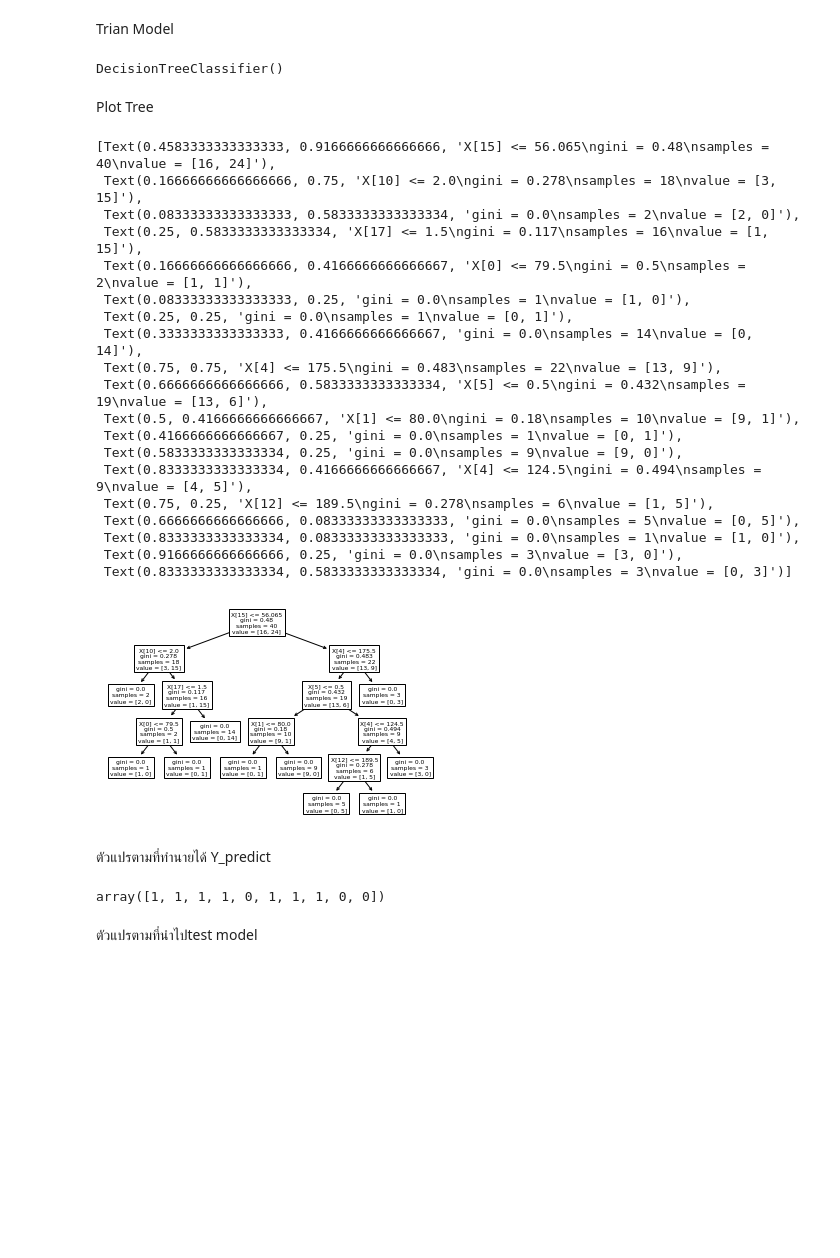
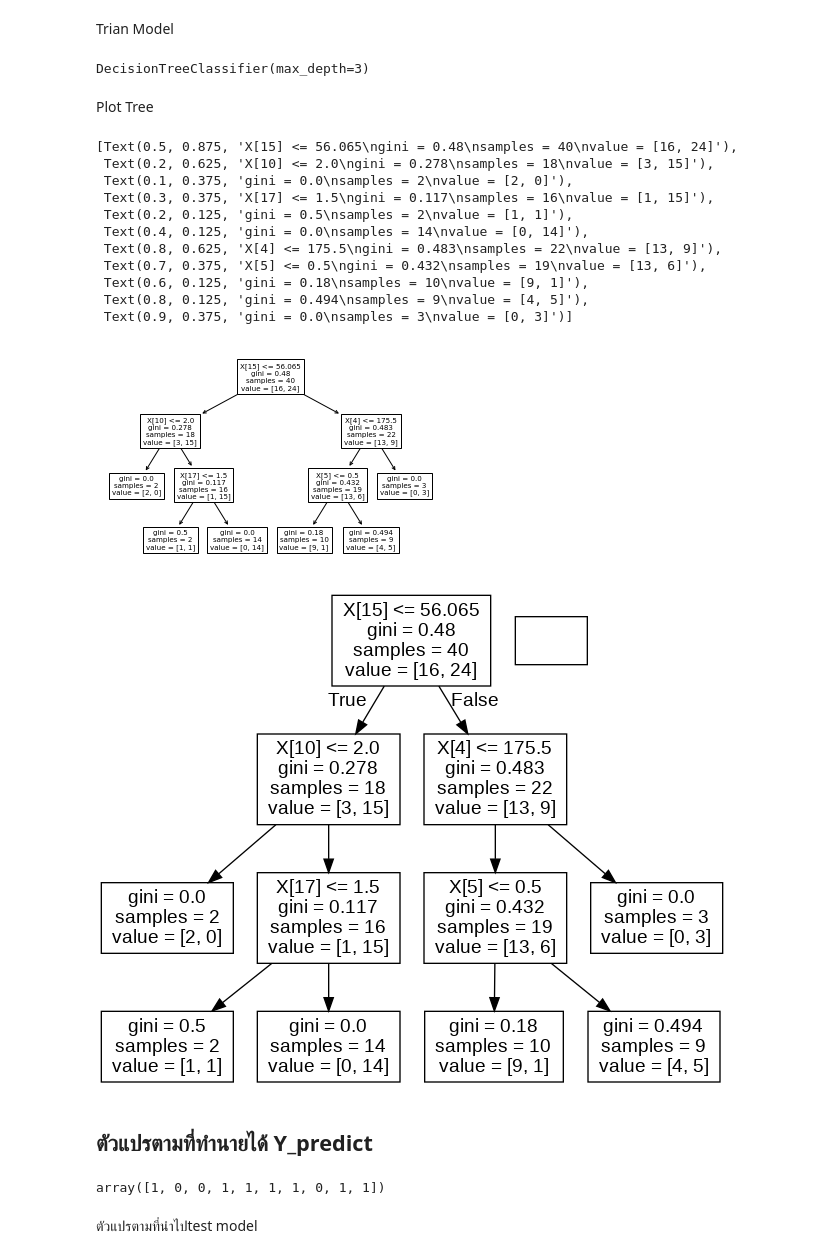
Before and after one commit to Anusarakh/DPDM2021, a Jupyter notebook: case_study_CKD.ipynb, the cells around one changed output. Drawn from its saved outputs; the diff is of its cells as text; code cells hidden in the pictures; blank space fills up the shorter version.

```diff
--- a/case_study_CKD.ipynb
+++ b/case_study_CKD.ipynb
@@ -47,3 +50,5 @@ CKD_mytree = DecisionTreeClassifier()
+# %%
+CKD_mytree2 = DecisionTreeClassifier(criterion='gini',max_depth=3) #ใช้ gini และ มี จำนวน ชั้นไม่เกิน 3
 # %%
-CKD_mytree.fit(X,Y) # fit() คือการใช้คำสั่ง fitmodel ใส่data ที่เราได้กำหนดไว้
+CKD_mytree2.fit(X,Y) # fit() คือการใช้คำสั่ง fitmodel ใส่data ที่เราได้กำหนดไว้
 # %% [output]
@@ -102,31 +101,23 @@ X_test
 # %% [markdown]
 Trian Model
 # %%
-CKD_mytree.fit(X_train, Y_train)
+CKD_mytree2.fit(X_train, Y_train)
 # %% [output]
-DecisionTreeClassifier()
+DecisionTreeClassifier(max_depth=3)
 # %% [markdown]
 Plot Tree
 # %%
-plot_tree(CKD_mytree)
+plot_tree(CKD_mytree2)
 # %% [output]
-[Text(0.4583333333333333, 0.9166666666666666, 'X[15] <= 56.065\ngini = 0.48\nsamples = 40\nvalue = [16, 24]'),
- Text(0.16666666666666666, 0.75, 'X[10] <= 2.0\ngini = 0.278\nsamples = 18\nvalue = [3, 15]'),
- Text(0.08333333333333333, 0.5833333333333334, 'gini = 0.0\nsamples = 2\nvalue = [2, 0]'),
- Text(0.25, 0.5833333333333334, 'X[17] <= 1.5\ngini = 0.117\nsamples = 16\nvalue = [1, 15]'),
- Text(0.16666666666666666, 0.4166666666666667, 'X[0] <= 79.5\ngini = 0.5\nsamples = 2\nvalue = [1, 1]'),
- Text(0.08333333333333333, 0.25, 'gini = 0.0\nsamples = 1\nvalue = [1, 0]'),
- Text(0.25, 0.25, 'gini = 0.0\nsamples = 1\nvalue = [0, 1]'),
- Text(0.3333333333333333, 0.4166666666666667, 'gini = 0.0\nsamples = 14\nvalue = [0, 14]'),
- Text(0.75, 0.75, 'X[4] <= 175.5\ngini = 0.483\nsamples = 22\nvalue = [13, 9]'),
- Text(0.6666666666666666, 0.5833333333333334, 'X[5] <= 0.5\ngini = 0.432\nsamples = 19\nvalue = [13, 6]'),
- Text(0.5, 0.4166666666666667, 'X[1] <= 80.0\ngini = 0.18\nsamples = 10\nvalue = [9, 1]'),
- Text(0.4166666666666667, 0.25, 'gini = 0.0\nsamples = 1\nvalue = [0, 1]'),
- Text(0.5833333333333334, 0.25, 'gini = 0.0\nsamples = 9\nvalue = [9, 0]'),
- Text(0.8333333333333334, 0.4166666666666667, 'X[4] <= 124.5\ngini = 0.494\nsamples = 9\nvalue = [4, 5]'),
- Text(0.75, 0.25, 'X[12] <= 189.5\ngini = 0.278\nsamples = 6\nvalue = [1, 5]'),
- Text(0.6666666666666666, 0.08333333333333333, 'gini = 0.0\nsamples = 5\nvalue = [0, 5]'),
- Text(0.8333333333333334, 0.08333333333333333, 'gini = 0.0\nsamples = 1\nvalue = [1, 0]'),
- Text(0.9166666666666666, 0.25, 'gini = 0.0\nsamples = 3\nvalue = [3, 0]'),
- Text(0.8333333333333334, 0.5833333333333334, 'gini = 0.0\nsamples = 3\nvalue = [0, 3]')]
+[Text(0.5, 0.875, 'X[15] <= 56.065\ngini = 0.48\nsamples = 40\nvalue = [16, 24]'),
+ Text(0.2, 0.625, 'X[10] <= 2.0\ngini = 0.278\nsamples = 18\nvalue = [3, 15]'),
+ Text(0.1, 0.375, 'gini = 0.0\nsamples = 2\nvalue = [2, 0]'),
+ Text(0.3, 0.375, 'X[17] <= 1.5\ngini = 0.117\nsamples = 16\nvalue = [1, 15]'),
+ Text(0.2, 0.125, 'gini = 0.5\nsamples = 2\nvalue = [1, 1]'),
+ Text(0.4, 0.125, 'gini = 0.0\nsamples = 14\nvalue = [0, 14]'),
+ Text(0.8, 0.625, 'X[4] <= 175.5\ngini = 0.483\nsamples = 22\nvalue = [13, 9]'),
+ Text(0.7, 0.375, 'X[5] <= 0.5\ngini = 0.432\nsamples = 19\nvalue = [13, 6]'),
+ Text(0.6, 0.125, 'gini = 0.18\nsamples = 10\nvalue = [9, 1]'),
+ Text(0.8, 0.125, 'gini = 0.494\nsamples = 9\nvalue = [4, 5]'),
+ Text(0.9, 0.375, 'gini = 0.0\nsamples = 3\nvalue = [0, 3]')]
-[figure, old version]
+[figure, new version]
@@ -133,10 +132,14 @@ plot_tree(CKD_mytree)
+# %%
+Image(graph.create_png())
+# %% [output]
+[figure, added]
 # %% [markdown]
-ตัวแปรตามที่ทำนายได้ Y_predict
+## ตัวแปรตามที่ทำนายได้ Y_predict
 # %%
-Y_predict = CKD_mytree.predict(X_test)
+Y_predict = CKD_mytree2.predict(X_test)
 Y_predict
 # %% [output]
-array([1, 1, 1, 1, 0, 1, 1, 1, 0, 0])
+array([1, 0, 0, 1, 1, 1, 1, 0, 1, 1])
 # %% [markdown]
 ตัวแปรตามที่นำไปtest model
 # %%
```
Also changed, not shown: parts of 16 cells of this notebook.
